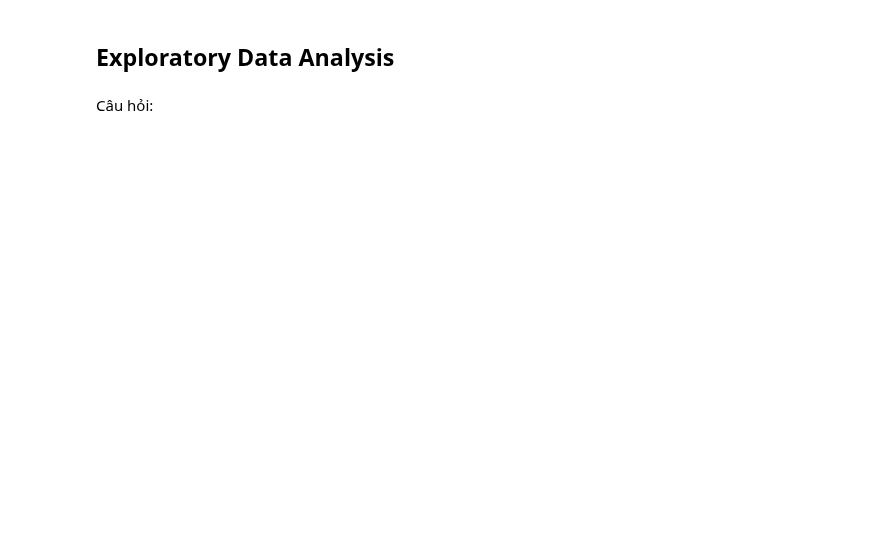
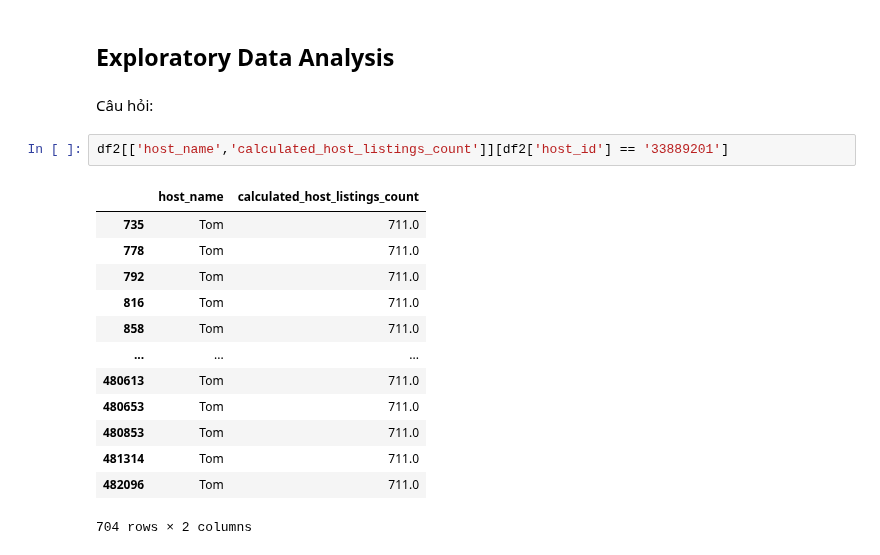
Before and after one commit to 19127592/PTDLUD, a Jupyter notebook: Project.ipynb, the cells around one changed output. Cells and saved outputs as stored; diff of their text form; blank space fills up the shorter version.

```diff
--- a/Project.ipynb
+++ b/Project.ipynb
@@ -194,3 +183,19 @@ df2
 ## Exploratory Data Analysis
 # %% [markdown]
 Câu hỏi:
+# %%
+df2[['host_name','calculated_host_listings_count']][df2['host_id'] == '33889201']
+# %% [output]
+|  | host_name | calculated_host_listings_count |
+| 735 | Tom | 711.0 |
+| 778 | Tom | 711.0 |
+| 792 | Tom | 711.0 |
+| 816 | Tom | 711.0 |
+| 858 | Tom | 711.0 |
+| ... | ... | ... |
+| 480613 | Tom | 711.0 |
+| 480653 | Tom | 711.0 |
+| 480853 | Tom | 711.0 |
+| 481314 | Tom | 711.0 |
+| 482096 | Tom | 711.0 |
+704 rows × 2 columns
```
Also changed, not shown: parts of 4 cells of this notebook.
